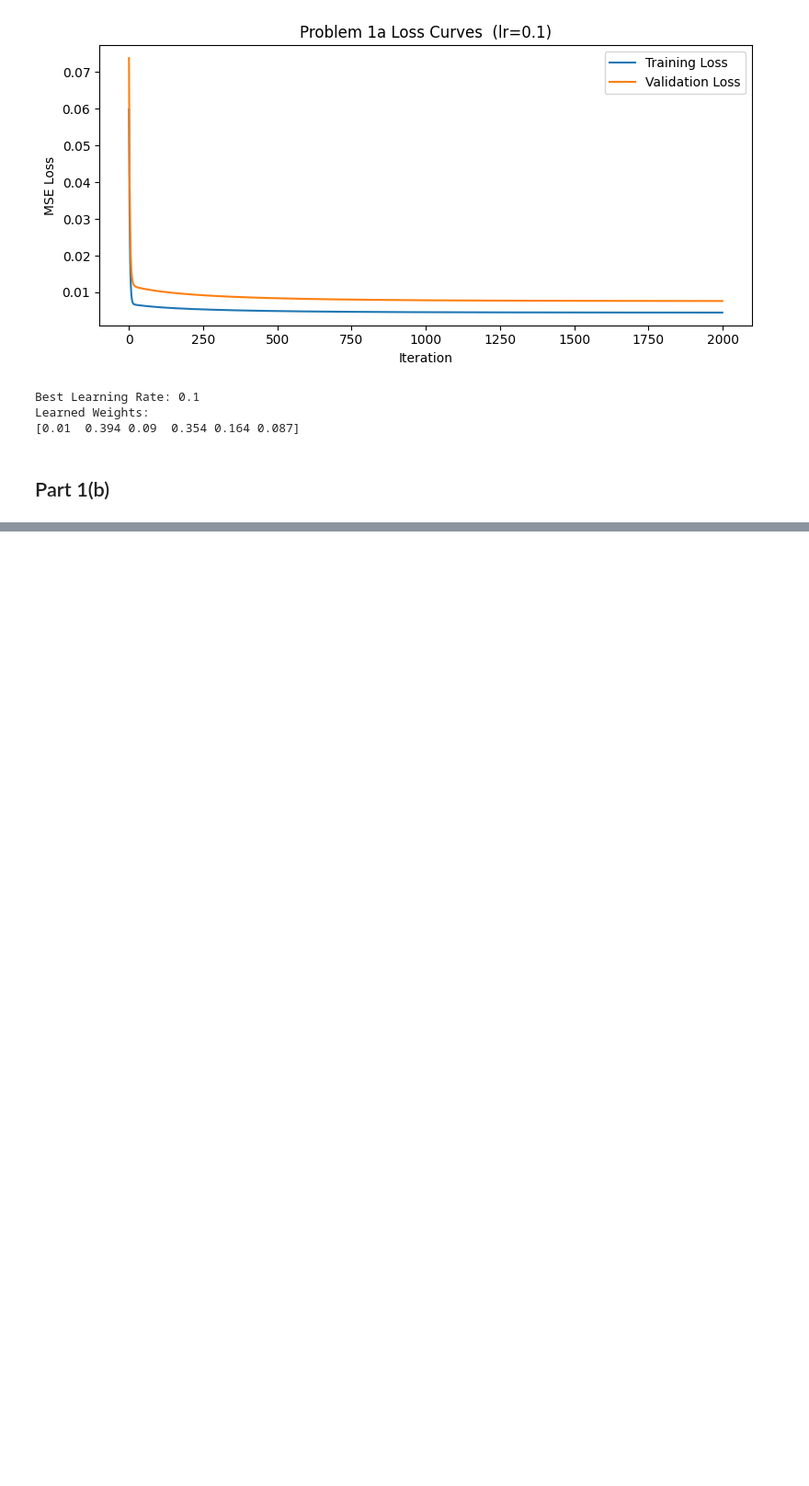
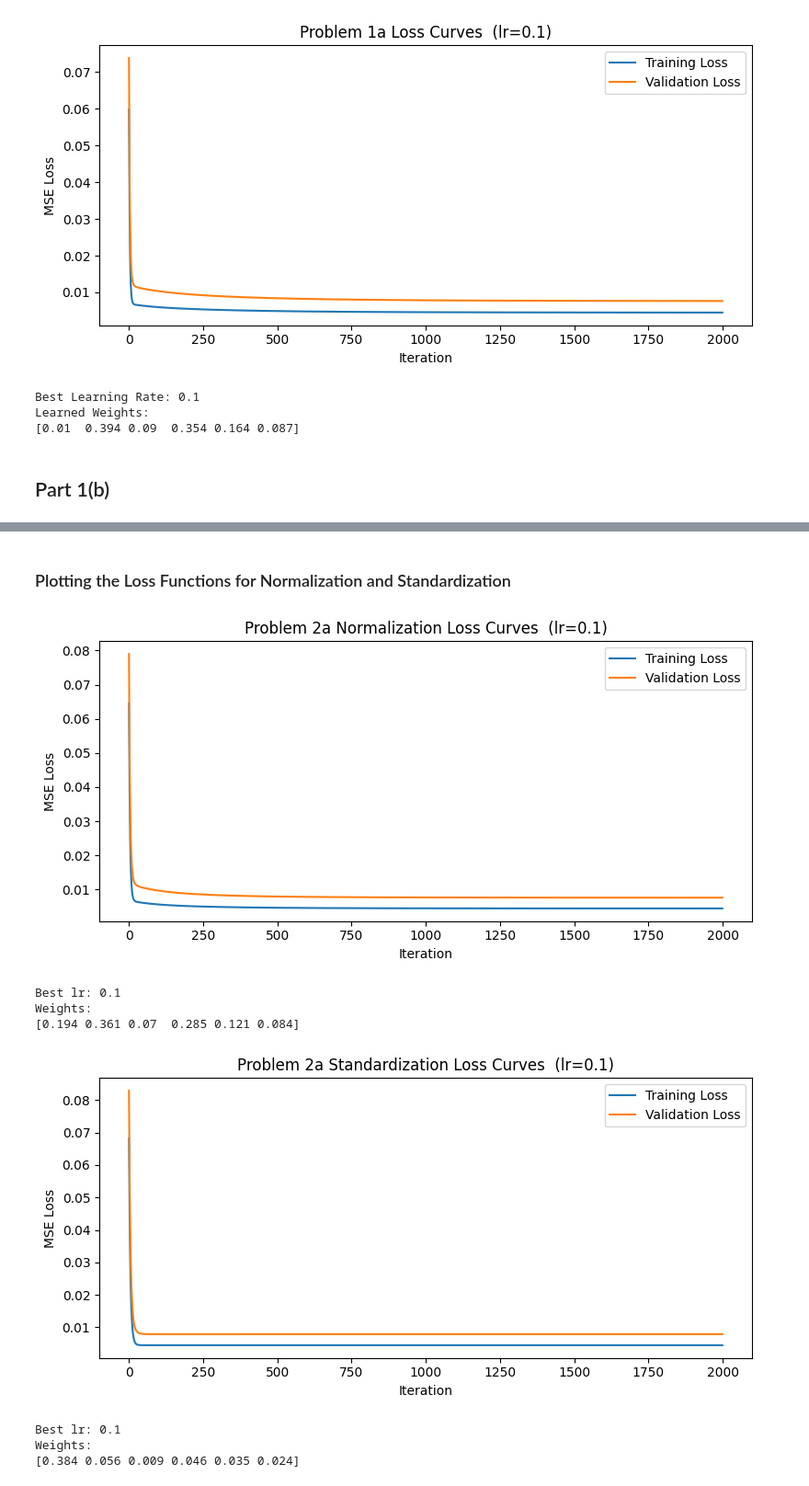
Before and after one commit to pGovm/introToML, a Jupyter notebook: hw2/hw2Sol.ipynb, the cells around one changed output, grey strips where cells are left out. Shown at 92% size. Cells and saved outputs as stored; diff of their text form; code cells hidden in the pictures; blank space fills up the shorter version.

```diff
--- a/hw2/hw2Sol.ipynb
+++ b/hw2/hw2Sol.ipynb
@@ -246,0 +267,7 @@ plt.show()
+# %%
+# Importing libraries for normalization and standardization
+from sklearn.preprocessing import MinMaxScaler, StandardScaler
+
+# Initializing the required variables
+normal = MinMaxScaler()
+std = StandardScaler()
@@ -246,0 +341,30 @@ plt.show()
+# %% [markdown]
+### Plotting the Loss Functions for Normalization and Standardization
+# %%
+# Extracting the best learning rates and corresponding parameters
+# Normalization
+bestLR_norm_2a = min(results_norm_a, key=lambda i: results_norm_a[i][2][-1])
+w_norm_2a, train_loss_norm_2a, val_loss_norm_2a = results_norm_a[bestLR_norm_2a]
+
+plot_loss(train_loss_norm_2a, val_loss_norm_2a, bestLR_norm_2a, "Problem 2a Normalization Loss Curves")
+
+print(f"Best lr: {bestLR_norm_2a}")
+print(f"Weights:\n{np.round(w_norm_2a, 3)}")
+
+# Standardization
+bestLR_std_2a = min(results_std_a, key=lambda i: results_std_a[i][2][-1])
+w_std_2a, train_loss_std_2a, val_loss_std_2a = results_std_a[bestLR_std_2a]
+
+plot_loss(train_loss_std_2a, val_loss_std_2a, bestLR_std_2a, "Problem 2a Standardization Loss Curves")
+
+print(f"Best lr: {bestLR_std_2a}")
+print(f"Weights:\n{np.round(w_std_2a, 3)}")
+# %% [output]
+[figure, added]
+Best lr: 0.1
+Weights:
+[0.194 0.361 0.07  0.285 0.121 0.084]
+[figure, added]
+Best lr: 0.1
+Weights:
+[0.384 0.056 0.009 0.046 0.035 0.024]
```
Also changed, not shown: parts of 39 cells of this notebook.
